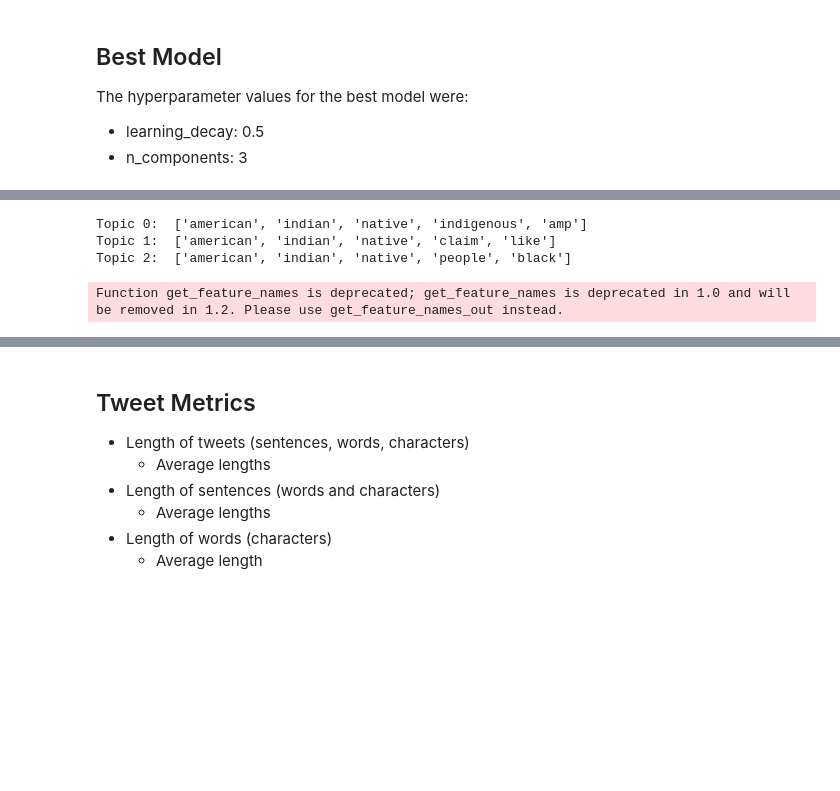
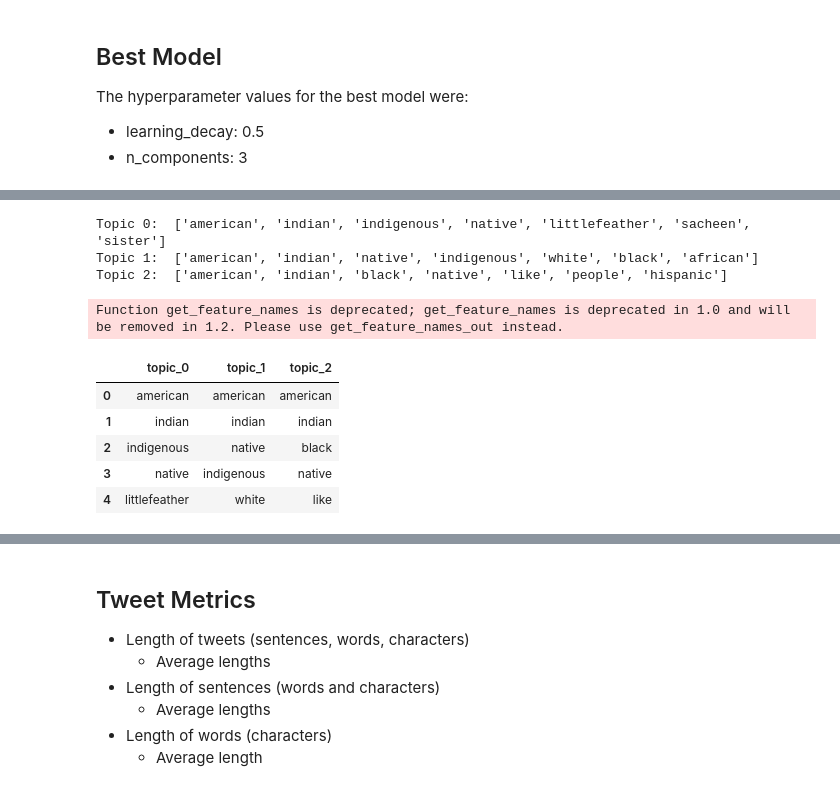
Before and after one commit to lammypi/indigenous-tweet-exploration, a Jupyter notebook: indigenous-tweet-exploration.ipynb, the cells around one changed output, grey strips where cells are left out. Drawn from its saved outputs; the diff is of its cells as text; code cells hidden in the pictures; blank space fills up the shorter version.

```diff
--- a/indigenous-tweet-exploration.ipynb
+++ b/indigenous-tweet-exploration.ipynb
@@ -1388,6 +1392,9 @@ Perplexity: 1942.221228031086.
 # Topic details
 best_lda_topics = best_lda.components_
 # %%
+# Create a dictionary for topic details
+topic_details_dict = {}
+
 # Get terms
 best_lda_terms = vect.get_feature_names()
 
@@ -1396,16 +1403,32 @@ for idx, topic in enumerate(best_lda_topics):
     # Tuple of terms and topics
     zipped = zip(best_lda_terms, topic)
     # Set the topic as the key and sort descending
-    top_terms_key=sorted(zipped, key = lambda t: t[1], reverse=True)[:5]
+    top_terms_key=sorted(zipped, key = lambda t: t[1], reverse=True)[:7]
     # Create a list of the terms linked to a topic
     top_terms_list=list(dict(top_terms_key).keys())
     # Print terms per topic
     print("Topic "+str(idx)+": ",top_terms_list)
+    # Add the dataframe column
+    topic_name = 'topic_'+str(idx)
+    topic_details_dict[topic_name] = top_terms_list
 # %% [output]
-Topic 0:  ['american', 'indian', 'native', 'indigenous', 'amp']
-Topic 1:  ['american', 'indian', 'native', 'claim', 'like']
-Topic 2:  ['american', 'indian', 'native', 'people', 'black']
+Topic 0:  ['american', 'indian', 'indigenous', 'native', 'littlefeather', 'sacheen', 'sister']
+Topic 1:  ['american', 'indian', 'native', 'indigenous', 'white', 'black', 'african']
+Topic 2:  ['american', 'indian', 'black', 'native', 'like', 'people', 'hispanic']
 Function get_feature_names is deprecated; get_feature_names is deprecated in 1.0 and will be removed in 1.2. Please use get_feature_names_out instead.
+# %%
+# Topic terms to dataframe
+topic_details_df = pd.DataFrame(data=topic_details_dict)
+
+# Check
+topic_details_df.head()
+# %% [output]
+|  | topic_0 | topic_1 | topic_2 |
+| 0 | american | american | american |
+| 1 | indian | indian | indian |
+| 2 | indigenous | native | black |
+| 3 | native | indigenous | native |
+| 4 | littlefeather | white | like |
 # %%
 # Topic per tweet
 topic_distribution_df = pd.DataFrame(best_lda.transform(data_vect), columns=['topic0_prob','topic1_prob', 'topic2_prob'])
```
Also changed, not shown: parts of 21 cells of this notebook.
